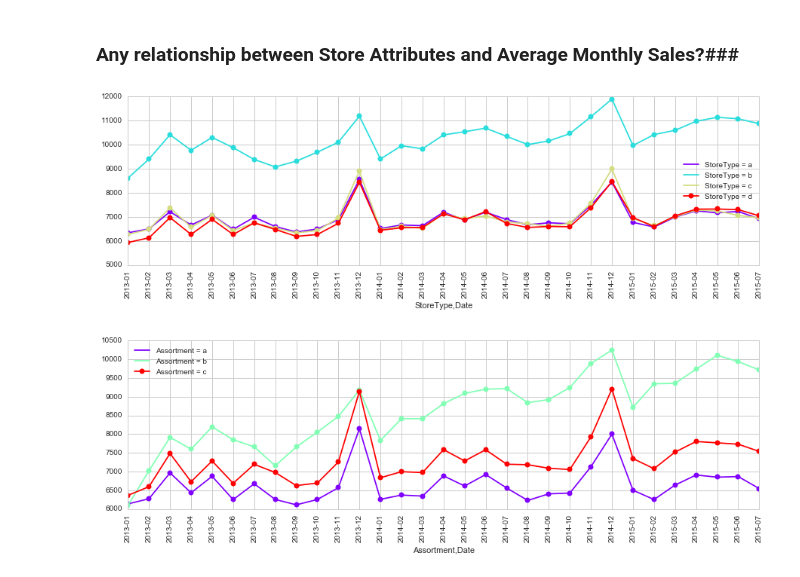
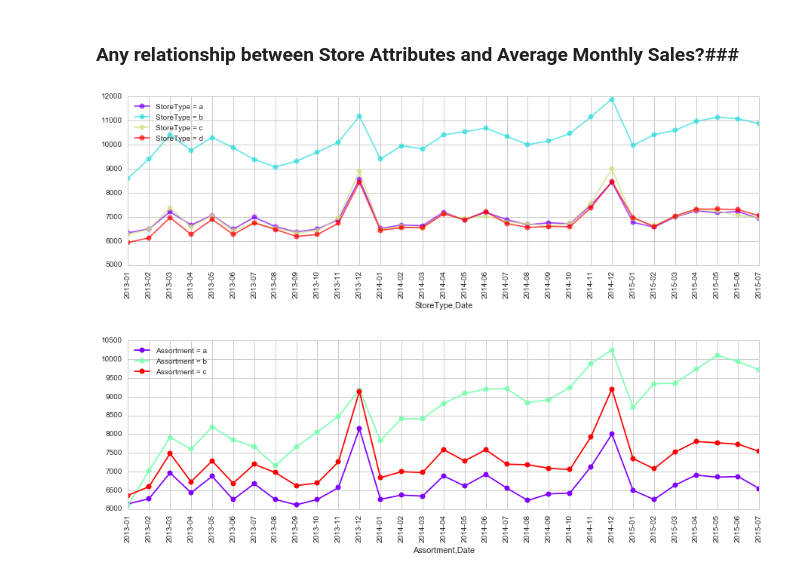
Before and after one commit to rocket-ron/kaggle, a Jupyter notebook: rossman/Exploratory_3.ipynb, the cells around one changed output. Drawn from its saved outputs; the diff is of its cells as text; code cells hidden in the pictures.

Commit message:
Add more graphs

```diff
--- a/rossman/Exploratory_3.ipynb
+++ b/rossman/Exploratory_3.ipynb
@@ -296,7 +297,7 @@ ax.set_title("Between StateHoliday and Promo")
 <matplotlib.text.Text at 0x...>
 [figure]
 # %%
-def PlotAvgSalesByGroup(group):
+def PlotAvgSalesByGroup(group, marker='o', **kwargs):
     train_df_by_group = train_df.groupby(group)
 
     monthly_by_group = train_df_by_group.resample('M', how='mean')
@@ -305,18 +306,19 @@ def PlotAvgSalesByGroup(group):
 
     groupItems = monthly_by_group.index.levels[0].tolist()
     colors = cm.rainbow(np.linspace(0, 1, len(groupItems)))
+    labels = []
 
     for groupItem, c in zip(groupItems, colors):
         # Note: Should use .loc instead of .ix, otherwise will have problem if groupItem is an integer, as
         #       df.ix[[0]] will give you the first row instead of the first level of a multi-index df
-        ax = monthly_by_group.loc[[groupItem]].plot(y='Sales', marker='o',
-                 rot=0, legend=True, label=str(group) + " = " + str(groupItem), color=c, ax=axis)
+        ax = monthly_by_group.loc[[groupItem]].plot(y='Sales', ax=axis, marker=marker,
+                 legend=False, label=None, color=c, rot=0, **kwargs)
+        labels.append(str(group) + " = " + str(groupItem))
 
-    ax.set_xticks(range(len(monthly_by_group.ix[groupItems[0]].index)))
-    ax.set_xticklabels(["%d-%02d" % (x.year, x.month) for x in monthly_by_group.ix[groupItems[0]].index.tolist()],
+    axis.set_xticks(range(len(monthly_by_group.ix[groupItems[0]].index)))
+    axis.set_xticklabels(["%d-%02d" % (x.year, x.month) for x in monthly_by_group.ix[groupItems[0]].index.tolist()],
                        rotation=90);
-
-### Any relationship between Assortment and Average Monthly Sales?###
+    axis.legend(labels, loc = 2, numpoints = 1)
 # %%
 PlotAvgSalesByGroup('Promo')
 # %% [output]
@@ -328,9 +338,9 @@ PlotAvgSalesByGroup('DayOfWeek')
 # %% [markdown]
 ### Any relationship between Store Attributes and Average Monthly Sales?###
 # %%
-PlotAvgSalesByGroup('StoreType')
+PlotAvgSalesByGroup('StoreType', alpha=0.7)
 # %% [output]
-[figure, old version]
+[figure, new version]
 # %%
 PlotAvgSalesByGroup('Assortment')
 # %% [output]
```
Also changed, not shown: parts of 9 cells of this notebook.
